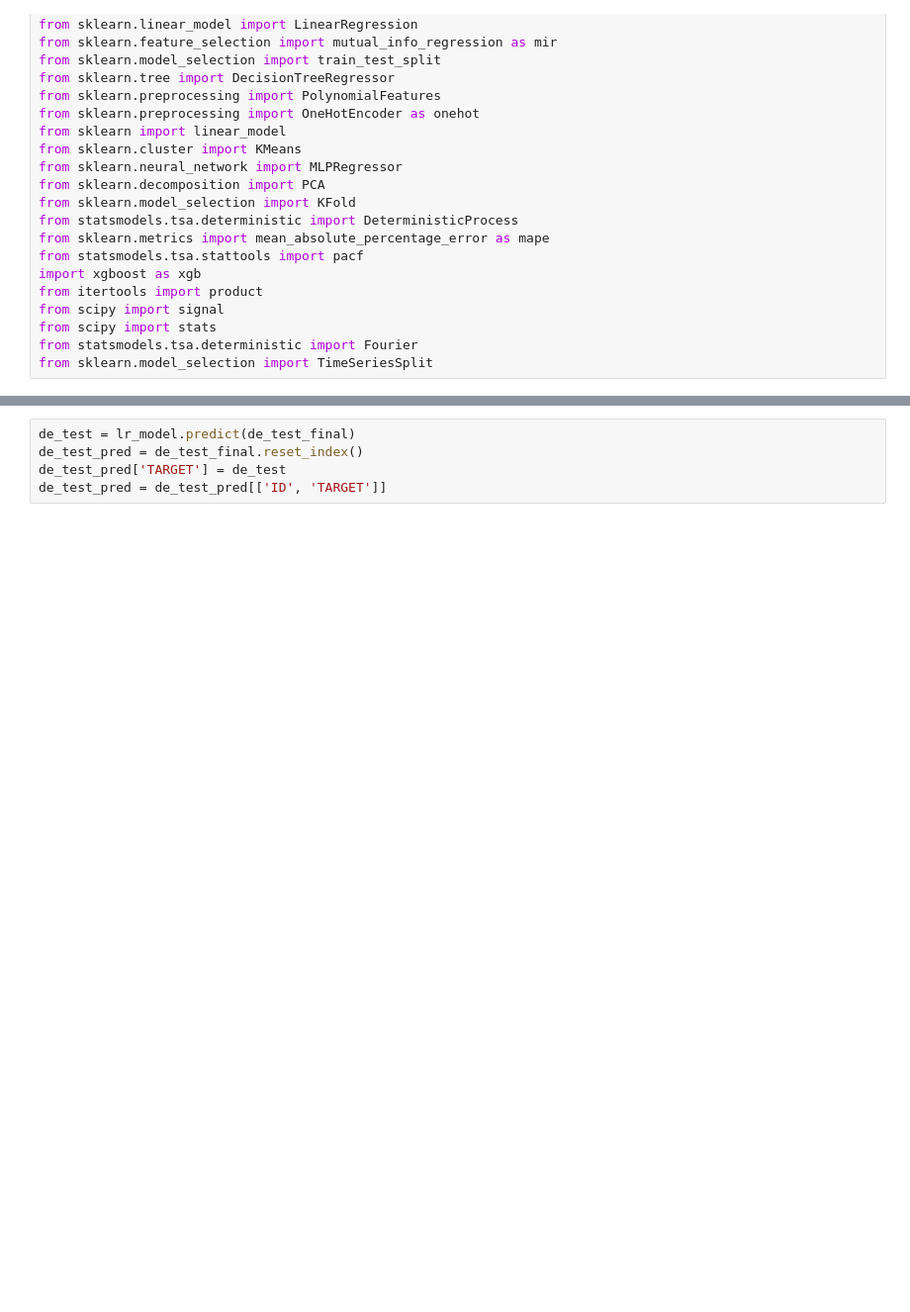
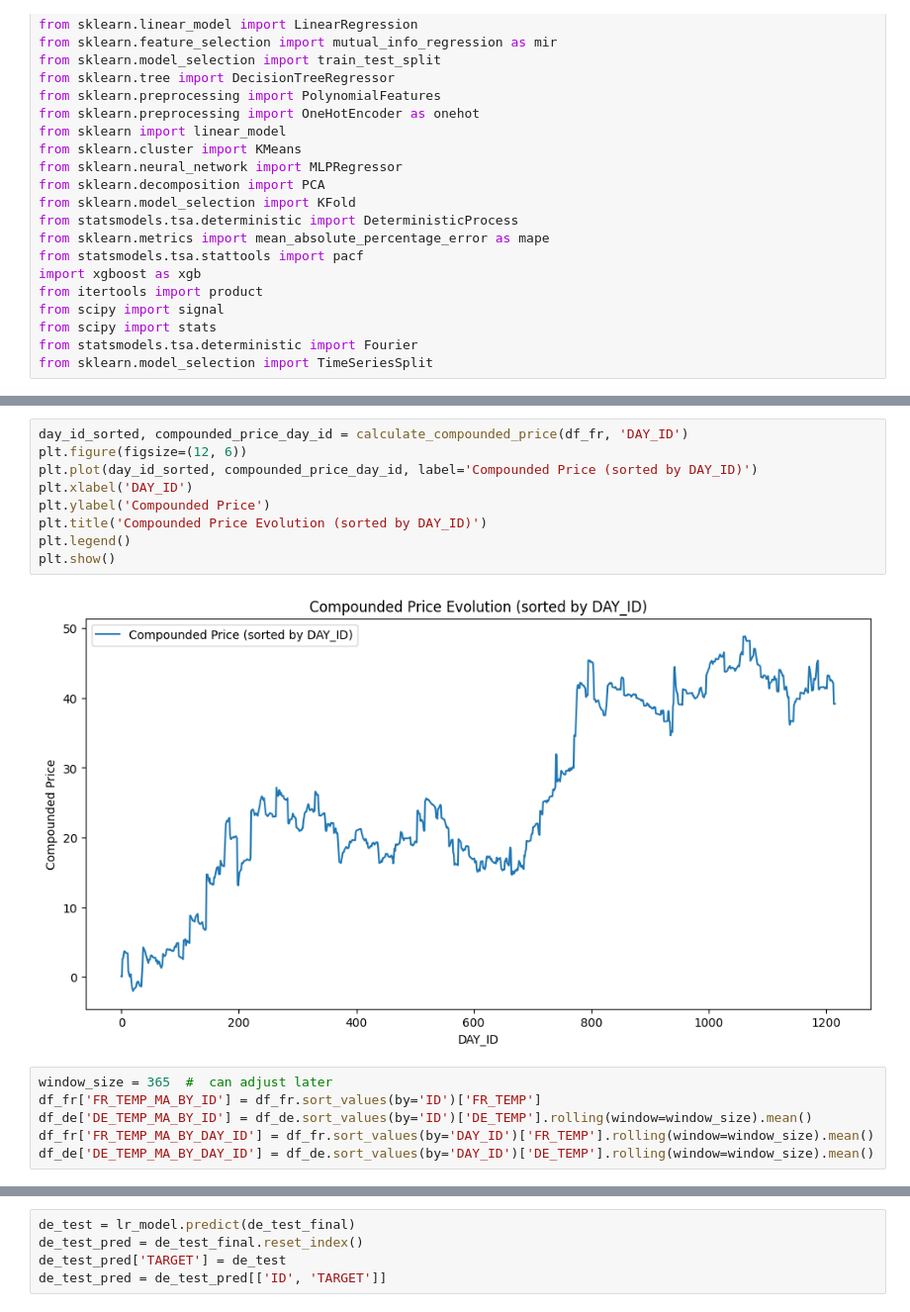
Before and after one commit to xiangyang0608/Ensemble-Learning-Project-G3-T7, a Jupyter notebook: Models/MA.ipynb, the cells around one changed output, grey strips where cells are left out. Shown: that part at 99% size. Cells and saved outputs as stored; diff of their text form; blank space fills up the shorter version.

```diff
--- a/Models/MA.ipynb
+++ b/Models/MA.ipynb
@@ -71,0 +118,17 @@ Index(['ID', 'DE_CONSUMPTION', 'DE_FR_EXCHANGE', 'DE_NET_EXPORT', 'DE_GAS',
+# %%
+day_id_sorted, compounded_price_day_id = calculate_compounded_price(df_fr, 'DAY_ID')
+plt.figure(figsize=(12, 6))
+plt.plot(day_id_sorted, compounded_price_day_id, label='Compounded Price (sorted by DAY_ID)')
+plt.xlabel('DAY_ID')
+plt.ylabel('Compounded Price')
+plt.title('Compounded Price Evolution (sorted by DAY_ID)')
+plt.legend()
+plt.show()
+# %% [output]
+[figure, added]
+# %%
+window_size = 365  #  can adjust later
+df_fr['FR_TEMP_MA_BY_ID'] = df_fr.sort_values(by='ID')['FR_TEMP']
+df_de['DE_TEMP_MA_BY_ID'] = df_de.sort_values(by='ID')['DE_TEMP'].rolling(window=window_size).mean()
+df_fr['FR_TEMP_MA_BY_DAY_ID'] = df_fr.sort_values(by='DAY_ID')['FR_TEMP'].rolling(window=window_size).mean()
+df_de['DE_TEMP_MA_BY_DAY_ID'] = df_de.sort_values(by='DAY_ID')['DE_TEMP'].rolling(window=window_size).mean()
```
Also changed, not shown: parts of 35 cells of this notebook, 6 other files.
